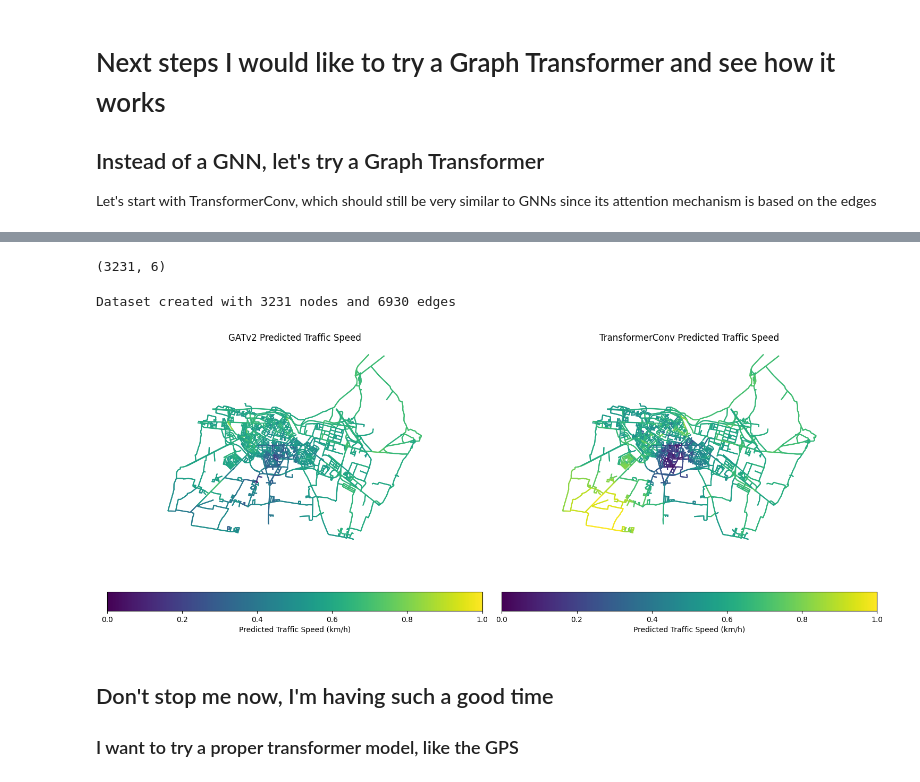
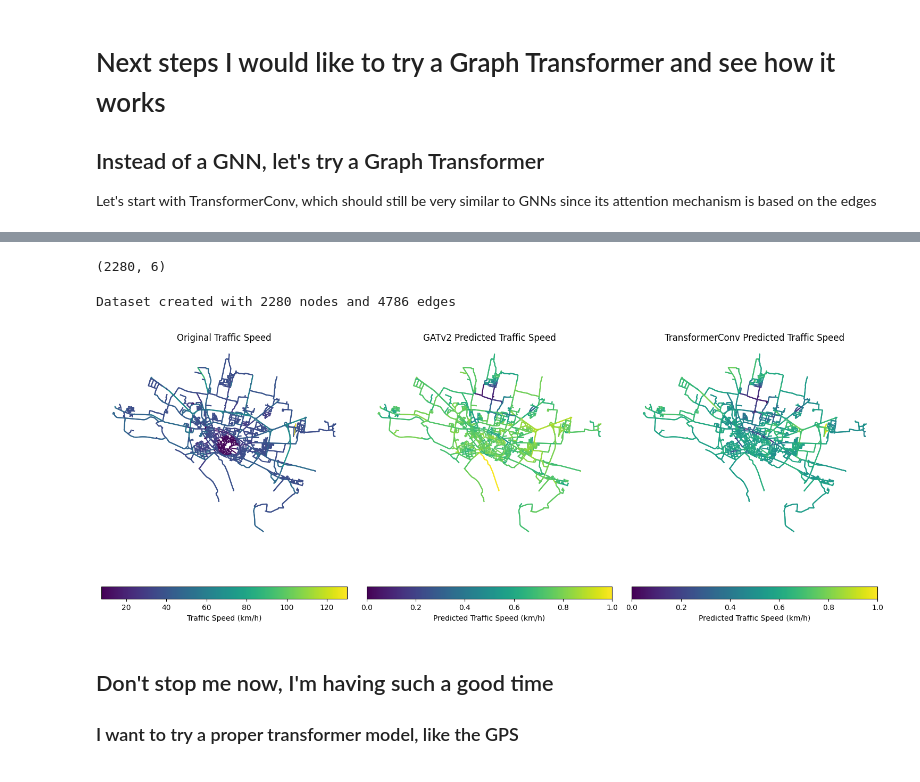
Before and after one commit to StefanoCarotti/FBK, a Jupyter notebook: GDS/CR/CR-2.ipynb, the cells around one changed output, grey strips where cells are left out. Saved outputs shown, nothing was run; the diff lists cells and outputs as text; code cells hidden in the pictures.

```diff
--- a/GDS/CR/CR-2.ipynb
+++ b/GDS/CR/CR-2.ipynb
@@ -340,7 +346,7 @@ plt.show()
 Let's start with TransformerConv, which should still be very similar to GNNs since its attention mechanism is based on the edges
 # %%
 # Define hyperparameters
-HIDDEN_DIM = 32
+HIDDEN_DIM = 64
 LR = 0.01
 EPOCHS = 1000
 
@@ -560,74 +565,79 @@ nodes_gnn_pc.head()
 # %%
 # Preprocess the data and prepare the dataset
-X_pc = nodes_gnn_pc.drop(columns=['geometry', 'railway', 'highway'])
-X_pc = np.array(X_pc.values)
+X2 = nodes_gnn2.drop(columns=['geometry', 'junction', 'highway'])
+X2 = np.array(X2.values)
 scaler = StandardScaler()
-X_pc_scaled = scaler.fit_transform(X_pc)
-X_pc_scaled.shape
+X2_scaled = scaler.fit_transform(X2)
+X2_scaled.shape
 # %% [output]
-(3231, 6)
+(2280, 6)
 # %%
 # Prepare edge index
-node_to_id_pc = {}
-for i, node in enumerate(nodes_gnn_pc['osmid'].values):
-    node_to_id_pc[node] = i
-start_node_pc = [node_to_id_pc[i] for i in edges_gnn_pc['u'].values]
-end_node_pc = [node_to_id_pc[i] for i in edges_gnn_pc['v'].values]
+node_to_id2 = {}
+for i, node in enumerate(nodes_gnn2['osmid'].values):
+    node_to_id2[node] = i
+start_node_pc = [node_to_id2[i] for i in edges_gnn2['u'].values]
+end_node_pc = [node_to_id2[i] for i in edges_gnn2['v'].values]
 start_pc = torch.tensor(start_node_pc, dtype=torch.long)
 end_pc = torch.tensor(end_node_pc, dtype=torch.long)
-edge_index_pc = torch.stack([start_pc, end_pc], dim=0)
+edge_index2 = torch.stack([start_pc, end_pc], dim=0)
 
-# we don't have an Y for this city, but it doesn't matter since we won't use the ground truth to train the model
-fake_Y = np.zeros(edge_index_pc.shape[1])
+Y2 = edges_gnn2['traffic_speed'].values
+Y2 = np.array(Y2)
 # %%
 # Create dataset for edge regression
-data_pc = CremonaDataset(edge_index_pc, X_pc_scaled, fake_Y)
+data2 = CremonaDataset(edge_index2, X2_scaled, Y2)
 # %% [output]
-Dataset created with 3231 nodes and 6930 edges
+Dataset created with 2280 nodes and 4786 edges
 # %%
 # Compare the models:
-gat_model = GATv2(HIDDEN_DIM, data_pc[0]).to(device)
+gat_model = GATv2(HIDDEN_DIM, data2[0]).to(device)
 gat_model.load_state_dict(torch.load('best_CR_gat.pt'))
-gt_model = GT(HIDDEN_DIM, data_pc[0]).to(device)
+gt_model = GT(HIDDEN_DIM, data2[0]).to(device)
 gt_model.load_state_dict(torch.load('best_CR_gt.pt'))
 
 gat_model.eval()
 gt_model.eval()
 with torch.no_grad():
-    gat_predictions = gat_model(data_pc[0]).squeeze().cpu().numpy()
-    gt_predictions = gt_model(data_pc[0]).squeeze().cpu().numpy()
+    gat_predictions = gat_model(data2[0]).squeeze().cpu().numpy()
+    gt_predictions = gt_model(data2[0]).squeeze().cpu().numpy()
 
 # Normalize the predictions
 scaler = MinMaxScaler()
 gat_predictions = scaler.fit_transform(gat_predictions.reshape(-1, 1))
 gt_predictions = scaler.fit_transform(gt_predictions.reshape(-1, 1))
 
 # Add predictions back to the geodataframe for visualization
-edges_gnn_pc['gat_predictions'] = gat_predictions
-edges_gnn_pc['gt_predictions'] = gt_predictions
+edges_gnn2['gat_predictions'] = gat_predictions
+edges_gnn2['gt_predictions'] = gt_predictions
 
 # Visualize the predictions
-fig, (ax1, ax2) = plt.subplots(2, 2, figsize=(15, 12))
+fig, (ax1, ax2, ax3) = plt.subplots(1, 3, figsize=(15, 6))
+# Plot the original traffic speed
+edges_gnn2.plot(column='traffic_speed', ax=ax1, legend=True, cmap='viridis', legend_kwds={
+    'label': "Traffic Speed (km/h)",
+    'orientation': "horizontal"
+})
+ax1.set_title('Original Traffic Speed')
+ax1.set_axis_off()
 # Plot the GAT predictions
-edges_gnn_pc.plot(column='gat_predictions', ax=ax1, legend=True, cmap='viridis', legend_kwds={
+edges_gnn2.plot(column='gat_predictions', ax=ax2, legend=True, cmap='viridis', legend_kwds={
     'label': "Predicted Traffic Speed (km/h)",
     'orientation': "horizontal"
 })
-ax1.set_title('GATv2 Predicted Traffic Speed')
-ax1.set_axis_off()
-
+ax2.set_title('GATv2 Predicted Traffic Speed')
+ax2.set_axis_off()
 # Plot the GT predictions
-edges_gnn_pc.plot(column='gt_predictions', ax=ax2, legend=True, cmap='viridis', legend_kwds={
+edges_gnn2.plot(column='gt_predictions', ax=ax3, legend=True, cmap='viridis', legend_kwds={
     'label': "Predicted Traffic Speed (km/h)",
     'orientation': "horizontal"
 })
-ax2.set_title('TransformerConv Predicted Traffic Speed')
-ax2.set_axis_off()
-
+ax3.set_title('TransformerConv Predicted Traffic Speed')
+ax3.set_axis_off()
 plt.tight_layout()
 plt.show()
 # %% [output]
-[figure, old version]
+[figure, new version]
 # %% [markdown]
 ## Don't stop me now, I'm having such a good time
 ### I want to try a proper transformer model, like the GPS
```
Also changed, not shown: parts of 35 cells of this notebook, 1 other file.
